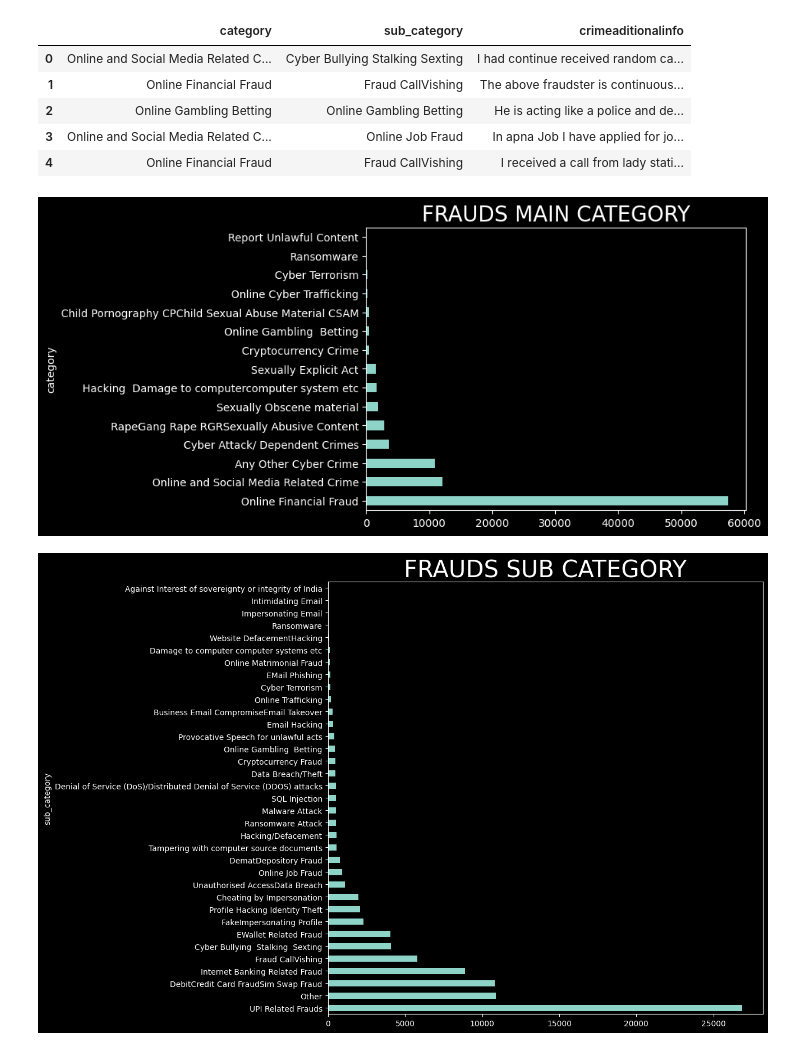
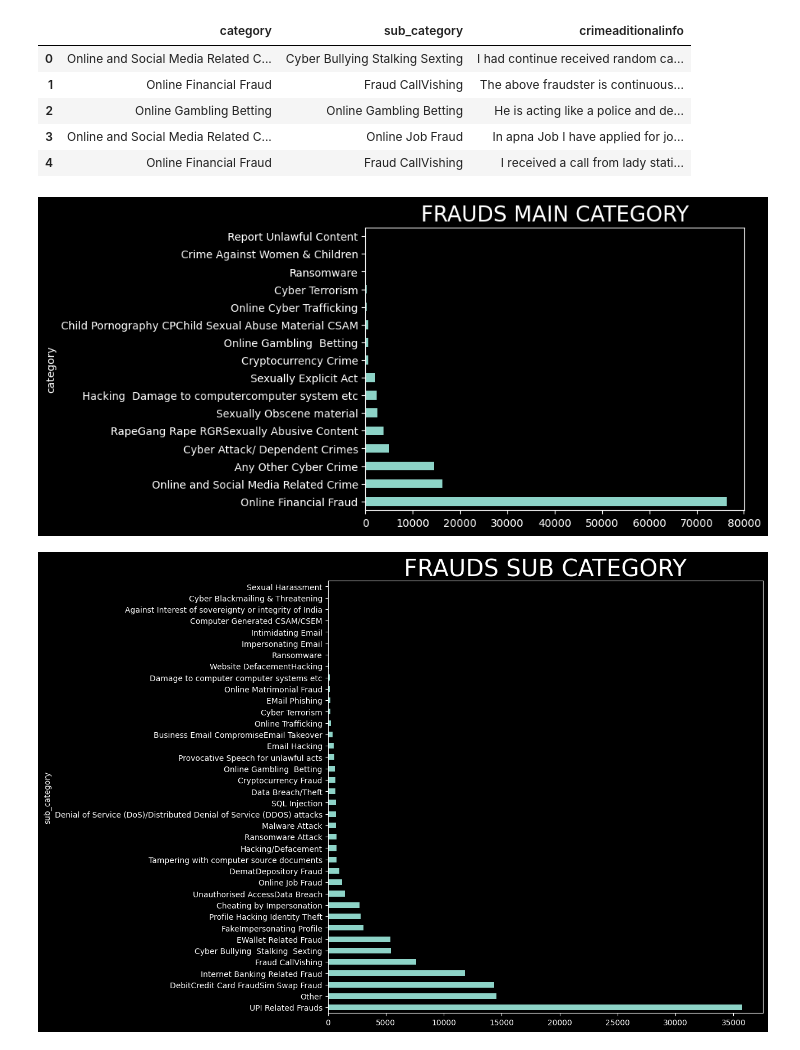
Before and after one commit to BrainsCorp/INDIAai_Hackathon, a Jupyter notebook: INDIAai_EDA.ipynb, the cells around one changed output. Drawn from its saved outputs; the diff is of its cells as text; code cells hidden in the pictures.

```diff
--- a/INDIAai_EDA.ipynb
+++ b/INDIAai_EDA.ipynb
@@ -55,3 +68,7 @@ print("TEST SIZE: ", test_data.shape)
 # %% [output]
 TRAIN SIZE:  (93686, 3)
 TEST SIZE:  (31229, 3)
+# %%
+#combine data
+data = pd.concat([train_data, test_data], axis=0)
+data.shape
@@ -66,16 +85,16 @@ train_data.head()
 | 4 | Online Financial Fraud | Fraud CallVishing | I received a call from lady stati... |
 # %%
 #unique categories
-train_data['category'].value_counts().plot(kind='barh')
+data['category'].value_counts().plot(kind='barh')
 plt.title('FRAUDS MAIN CATEGORY', fontsize=20)
 plt.show()
 # %% [output]
-[figure, old version]
+[figure, new version]
 # %%
 #unique sub categories
 plt.figure(figsize=(10,10))
-train_data['sub_category'].value_counts().plot(kind='barh')
+data['sub_category'].value_counts().plot(kind='barh')
 plt.title('FRAUDS SUB CATEGORY', fontsize=30)
 plt.show()
 # %% [output]
-[figure, old version]
+[figure, new version]
```
Also changed, not shown: parts of 54 cells of this notebook.
